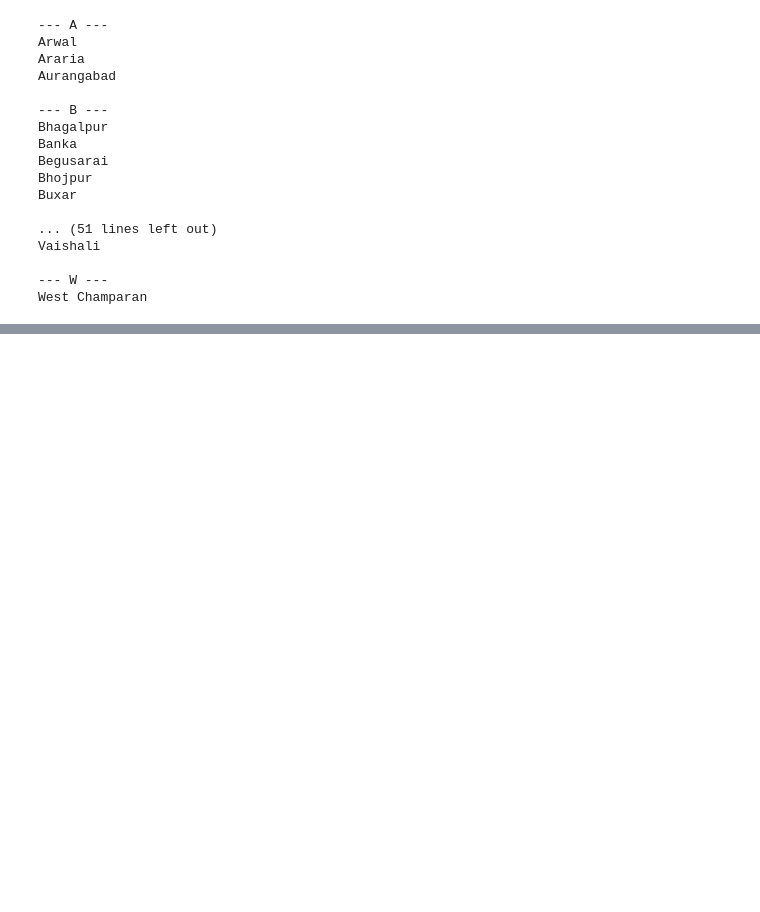
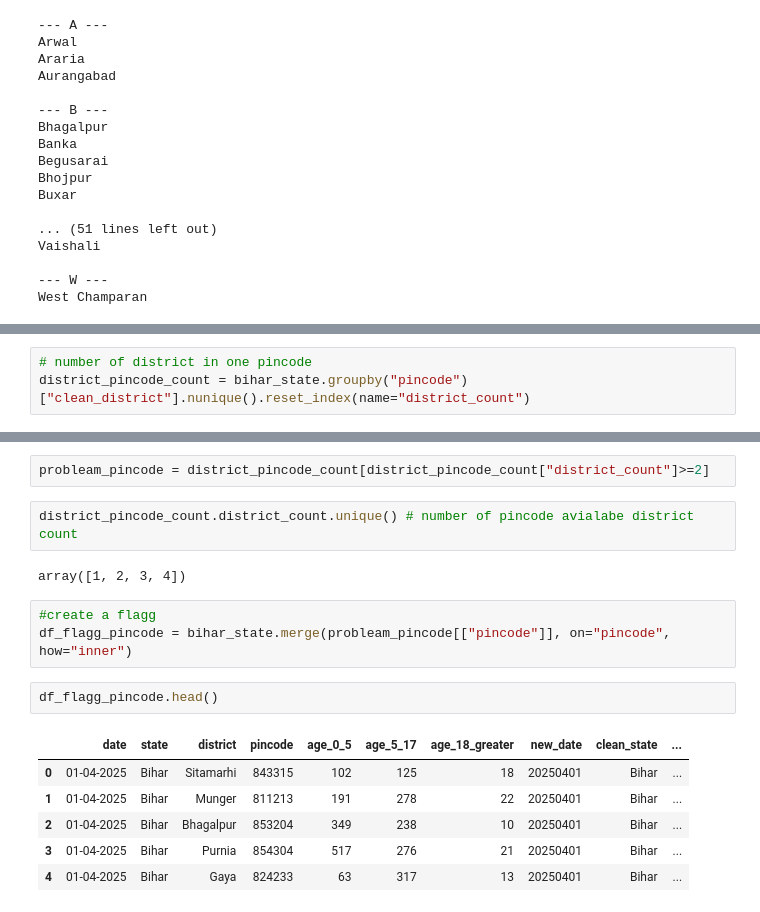
Before and after one commit to ytsubhadip/UIDAI_5916, a Jupyter notebook: Enrolment_data_nootbook.ipynb, the cells around one changed output, grey strips where cells are left out. Saved outputs shown, nothing was run; the diff lists cells and outputs as text; blank space fills up the shorter version.

```diff
--- a/Enrolment_data_nootbook.ipynb
+++ b/Enrolment_data_nootbook.ipynb
@@ -560,0 +615,3 @@ West Champaran
+# %%
+# number of district in one pincode
+district_pincode_count = bihar_state.groupby("pincode")["clean_district"].nunique().reset_index(name="district_count")
@@ -560,0 +634,18 @@ West Champaran
+# %%
+probleam_pincode = district_pincode_count[district_pincode_count["district_count"]>=2]
+# %%
+district_pincode_count.district_count.unique() # number of pincode avialabe district count
+# %% [output]
+array([1, 2, 3, 4])
+# %%
+#create a flagg
+df_flagg_pincode = bihar_state.merge(probleam_pincode[["pincode"]], on="pincode", how="inner")
+# %%
+df_flagg_pincode.head()
+# %% [output]
+|  | date | state | district | pincode | age_0_5 | age_5_17 | age_18_greater | new_date | clean_state | ... |
+| 0 | 01-04-2025 | Bihar | Sitamarhi | 843315 | 102 | 125 | 18 | 20250401 | Bihar | ... |
+| 1 | 01-04-2025 | Bihar | Munger | 811213 | 191 | 278 | 22 | 20250401 | Bihar | ... |
+| 2 | 01-04-2025 | Bihar | Bhagalpur | 853204 | 349 | 238 | 10 | 20250401 | Bihar | ... |
+| 3 | 01-04-2025 | Bihar | Purnia | 854304 | 517 | 276 | 21 | 20250401 | Bihar | ... |
+| 4 | 01-04-2025 | Bihar | Gaya | 824233 | 63 | 317 | 13 | 20250401 | Bihar | ... |
```
Also changed, not shown: parts of 10 cells of this notebook.
